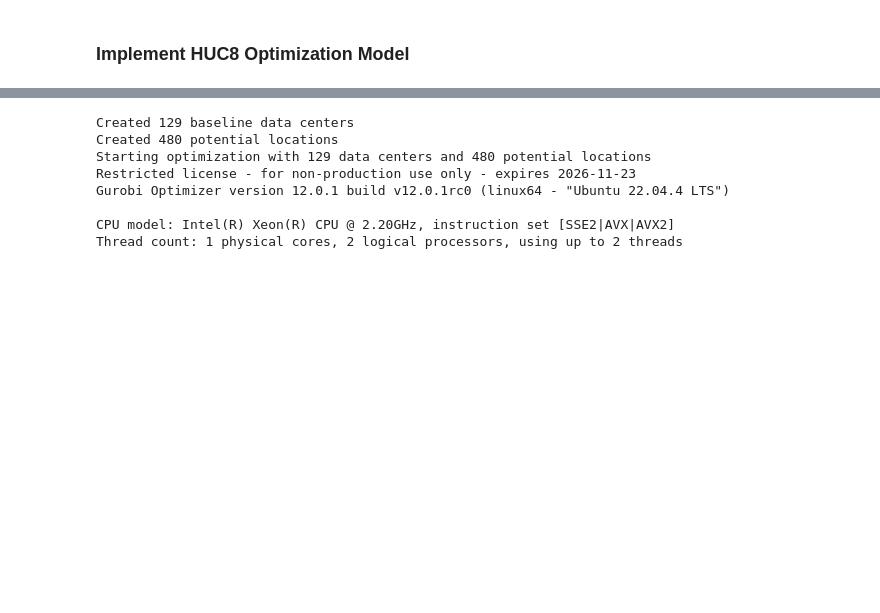
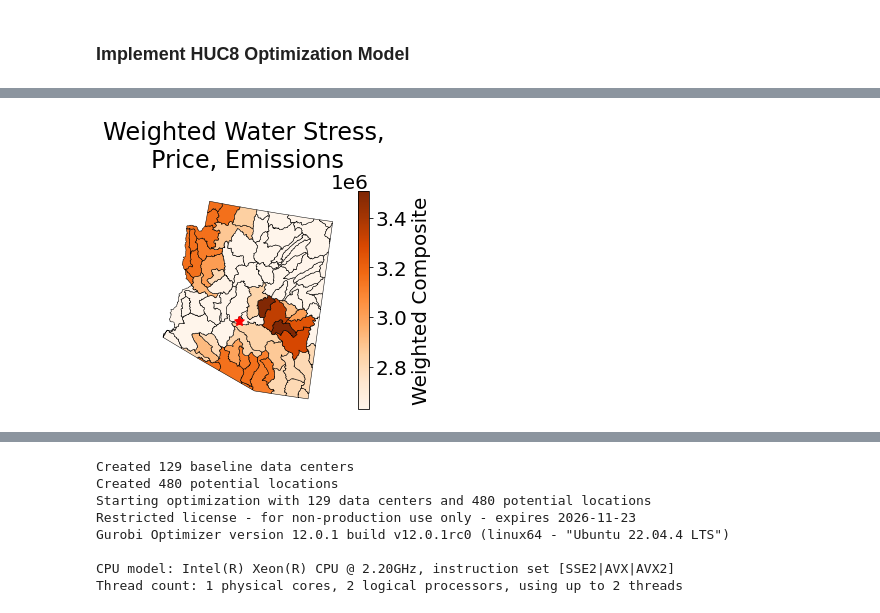
Before and after one commit to clbanjai/1.020-Data-Center-Project, a Jupyter notebook: adding_data_centers.ipynb, the cells around one changed output, grey strips where cells are left out. Drawn from its saved outputs; the diff is of its cells as text; code cells hidden in the pictures; blank space fills up the shorter version.

```diff
--- a/adding_data_centers.ipynb
+++ b/adding_data_centers.ipynb
@@ -868,0 +827,12 @@ basin_max = 95.17495507983843
+# %%
+# our baseline example: 0.1, 0.1, 0.1, 0.1, 0.6
+
+weights_default = {
+    'WSF_1MW_DC': 0.1,
+    'tot_price': 0.1,
+    'CF_1MW_DC': 0.1,
+    'basin_max': 0.1,
+    'deficit': 0.6
+}
+
+x, s, w, basin_max, deficit = opt_add_dc(weights_default, 1200, existing=True)
@@ -868,0 +857,15 @@ basin_max = 95.17495507983843
+# %%
+huc_subbasins_az_solve = huc_subbasins_az.copy()
+huc_subbasins_az_solve['add_DCs'] = x
+huc_subbasins_az_solve['total_DCs'] = huc_subbasins_az_solve['add_DCs'] + huc_subbasins_az_solve['existing_MW']
+# %%
+vitals_list = ['WSF_1MW_DC', 'tot_price', 'CF_1MW_DC']
+huc_subbasins_az_solve['combined_vitals'] = np.sum([weights_default[vital]*huc_subbasins_az_solve[vital] for vital in vitals_list], axis=0)
+# %%
+fig, ax = plt.subplots()
+
+ax = visualize_stats(huc_subbasins_az_solve, 'combined_vitals', 'Weighted Water Stress, \nPrice, Emissions', 'Oranges', 'Weighted Composite', ax=ax)
+
+fig.savefig("Figures/weighted_composite.png", dpi=200, bbox_inches='tight')
+# %% [output]
+[figure, added]
```
Also changed, not shown: parts of 49 cells of this notebook, 14 other files.
